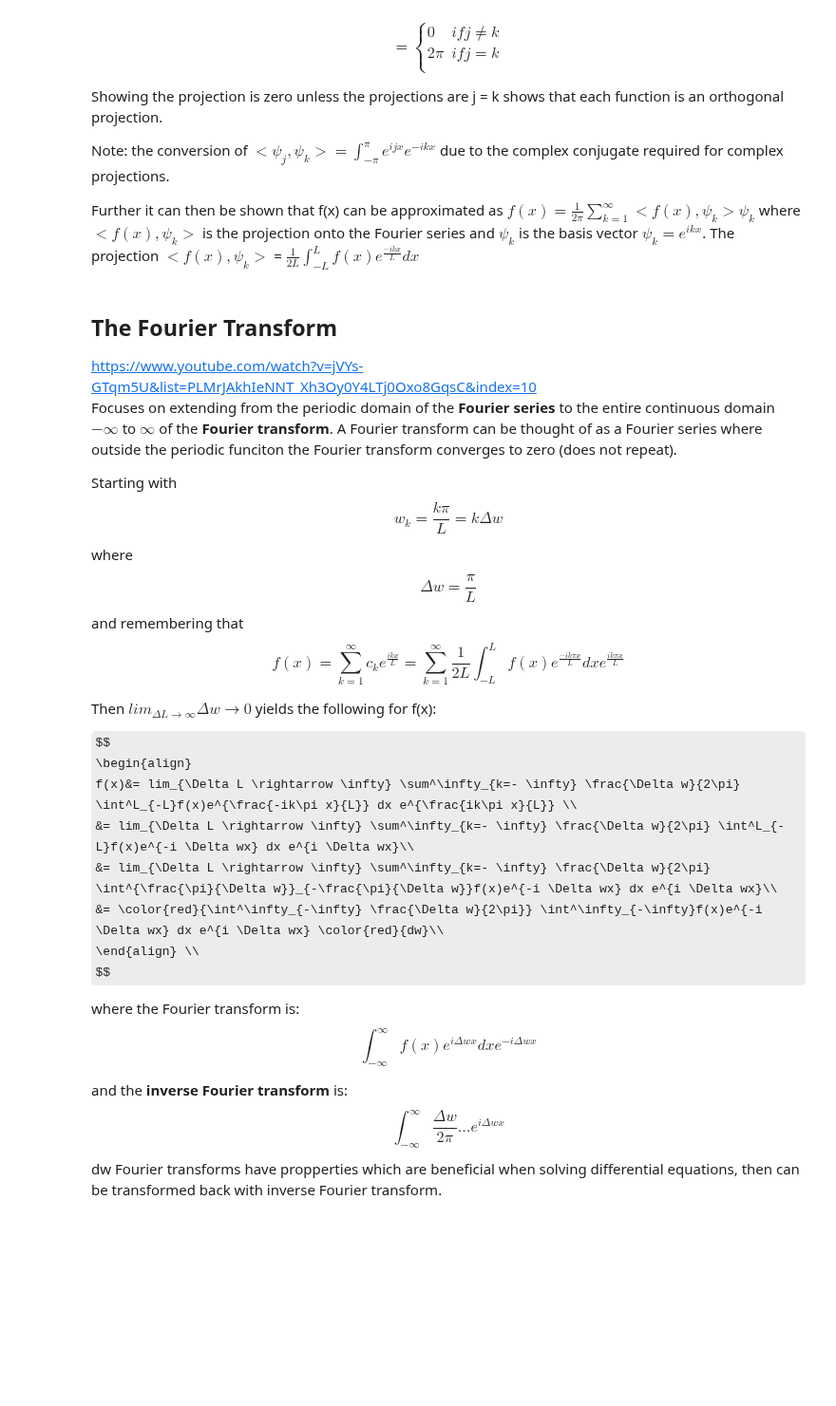
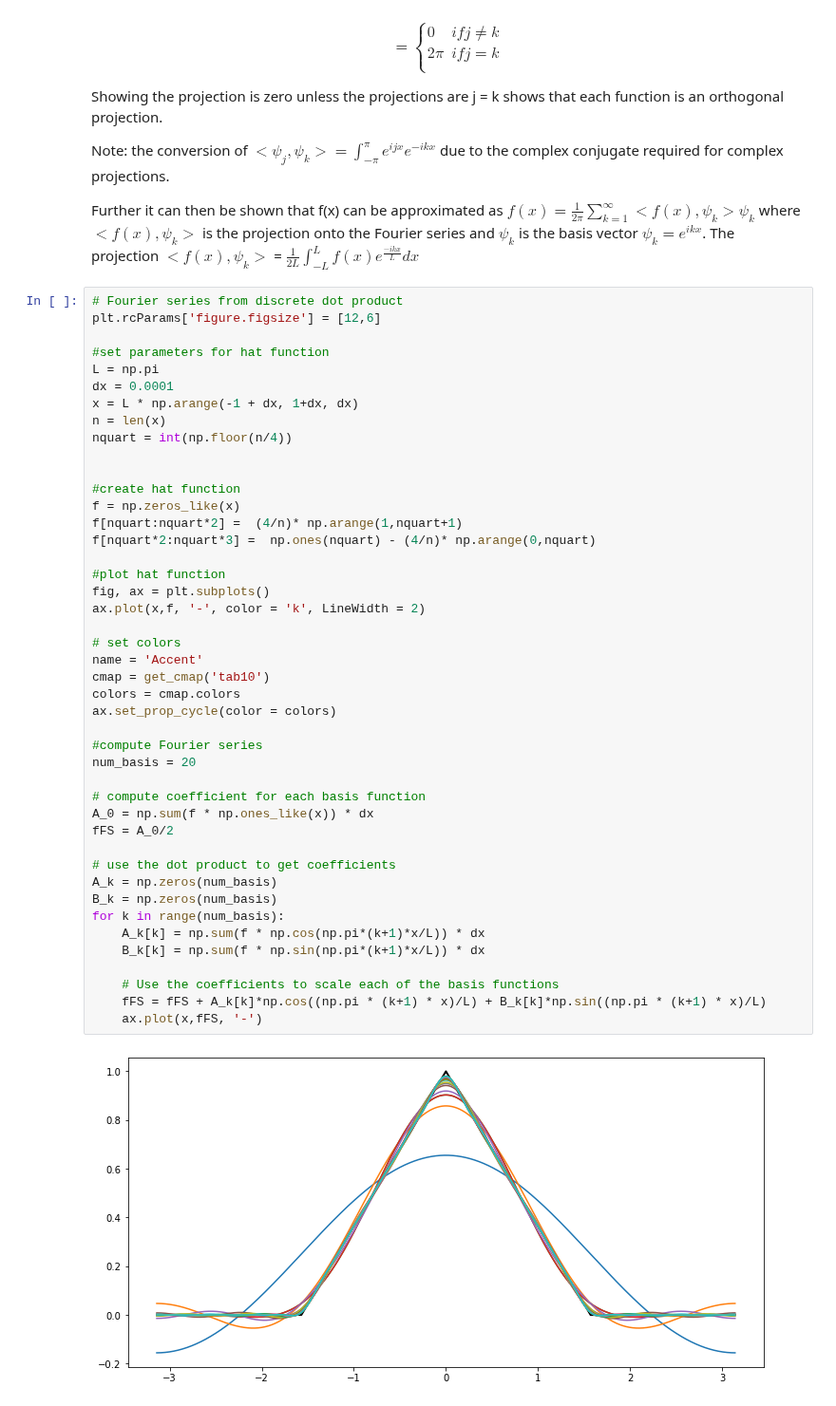
Before and after one commit to jackleekopij/Signal_processing, a Jupyter notebook: Fourier Analysis/Fourier analysis Steve Brunton.ipynb, the cells around one changed output. Shown at 95% size. Cells and saved outputs as stored; diff of their text form; some formulas as TeX source; blank space fills up the shorter version.

Commit message:
Updated fourier series image

```diff
--- a/Fourier Analysis/Fourier analysis Steve Brunton.ipynb
+++ b/Fourier Analysis/Fourier analysis Steve Brunton.ipynb
@@ -74,35 +80,49 @@ Showing the projection is zero unless the projections are j = k shows that each
 Note: the conversion of $<\psi_j, \psi_k> = \int^\pi_{-\pi}e^{ijx}e^{-ikx}$ due to the complex conjugate required for complex projections.
 
 Further it can then be shown that f(x) can be approximated as $f(x) = \frac{1}{2\pi}\sum^\infty_{k=1} <f(x), \psi_k> \psi_k$ where $<f(x), \psi_k>$ is the projection onto the Fourier series and $\psi_k$ is the basis vector $\psi_k = e^{ikx}$. The projection $<f(x), \psi_k>$ = $\frac{1}{2L} \int^L_{-L}f(x)e^{\frac{-ikx}{L}} dx$
-# %% [markdown]
-## The Fourier Transform
-https://www.youtube.com/watch?v=jVYs-GTqm5U&list=PLMrJAkhIeNNT_Xh3Oy0Y4LTj0Oxo8GqsC&index=10 <br>
-Focuses on extending from the periodic domain of the **Fourier series** to the entire continuous domain $-\infty$ to $\infty$ of the **Fourier transform**. A Fourier transform can be thought of as a Fourier series where outside the periodic funciton the Fourier transform converges to zero (does not repeat).
-
-
-Starting with
-$$ w_k = \frac{k\pi}{L} = k \Delta w$$
-where
-$$ \Delta w = \frac{\pi}{L}$$
-and remembering that
-$$f(x) = \sum^\infty_{k=1} c_ke^{\frac{ikx}{L}} = \sum^\infty_{k=1} \frac{1}{2L} \int^L_{-L}f(x)e^{\frac{-ik\pi x}{L}} dx e^{\frac{ik\pi x}{L}} $$
-
-Then $lim_{\Delta L \rightarrow \infty} \Delta w \rightarrow 0$ yields the following for f(x):
-
-
-$$
-\begin{align}
-f(x)&= lim_{\Delta L \rightarrow \infty} \sum^\infty_{k=- \infty} \frac{\Delta w}{2\pi} \int^L_{-L}f(x)e^{\frac{-ik\pi x}{L}} dx e^{\frac{ik\pi x}{L}} \\
-&= lim_{\Delta L \rightarrow \infty} \sum^\infty_{k=- \infty} \frac{\Delta w}{2\pi} \int^L_{-L}f(x)e^{-i \Delta wx} dx e^{i \Delta wx}\\
-&= lim_{\Delta L \rightarrow \infty} \sum^\infty_{k=- \infty} \frac{\Delta w}{2\pi} \int^{\frac{\pi}{\Delta w}}_{-\frac{\pi}{\Delta w}}f(x)e^{-i \Delta wx} dx e^{i \Delta wx}\\
-&= \color{red}{\int^\infty_{-\infty} \frac{\Delta w}{2\pi}} \int^\infty_{-\infty}f(x)e^{-i \Delta wx} dx e^{i \Delta wx} \color{red}{dw}\\
-\end{align} \\
-$$
-
-where the Fourier transform is:
-$$ \int^\infty_{-\infty}f(x)e^{i \Delta wx} dx e^{-i \Delta wx} $$
-
-and the **inverse Fourier transform** is:
-$$\int^\infty_{-\infty} \frac{\Delta w}{2\pi} \dots e^{i \Delta wx}$$
-dw
-Fourier transforms have propperties which are beneficial when solving differential equations, then can be transformed back with inverse Fourier transform.
+# %%
+# Fourier series from discrete dot product
+plt.rcParams['figure.figsize'] = [12,6]
+
+#set parameters for hat function
+L = np.pi
+dx = 0.0001
+x = L * np.arange(-1 + dx, 1+dx, dx)
+n = len(x)
+nquart = int(np.floor(n/4))
+
+
+#create hat function
+f = np.zeros_like(x)
+f[nquart:nquart*2] =  (4/n)* np.arange(1,nquart+1)
+f[nquart*2:nquart*3] =  np.ones(nquart) - (4/n)* np.arange(0,nquart)
+
+#plot hat function
+fig, ax = plt.subplots()
+ax.plot(x,f, '-', color = 'k', LineWidth = 2)
+
+# set colors
+name = 'Accent'
+cmap = get_cmap('tab10')
+colors = cmap.colors
+ax.set_prop_cycle(color = colors)
+
+#compute Fourier series
+num_basis = 20
+
+# compute coefficient for each basis function
+A_0 = np.sum(f * np.ones_like(x)) * dx
+fFS = A_0/2
+
+# use the dot product to get coefficients
+A_k = np.zeros(num_basis)
+B_k = np.zeros(num_basis)
+for k in range(num_basis):
+    A_k[k] = np.sum(f * np.cos(np.pi*(k+1)*x/L)) * dx
+    B_k[k] = np.sum(f * np.sin(np.pi*(k+1)*x/L)) * dx
+
+    # Use the coefficients to scale each of the basis functions
+    fFS = fFS + A_k[k]*np.cos((np.pi * (k+1) * x)/L) + B_k[k]*np.sin((np.pi * (k+1) * x)/L)
+    ax.plot(x,fFS, '-')
+# %% [output]
+[figure, added]
```
Also changed, not shown: parts of 5 cells of this notebook.
